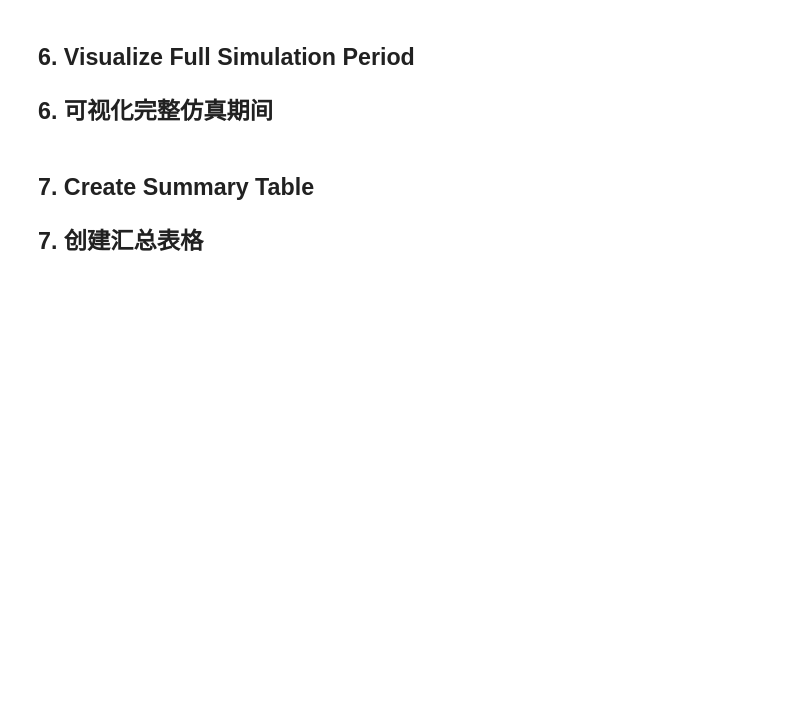
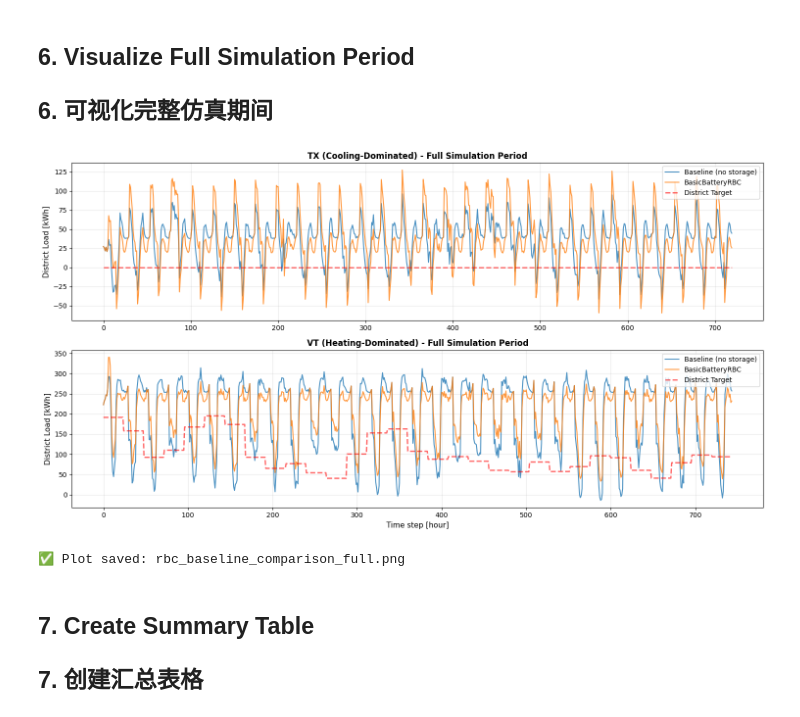
Before and after one commit to EthanZhu1022/annex96_common_exercise_1, a Jupyter notebook: notebooks/Run_RBC_Baseline_TX_VT.ipynb, the cells around one changed output. Saved outputs shown, nothing was run; the diff lists cells and outputs as text; code cells hidden in the pictures; blank space fills up the shorter version.

```diff
--- a/notebooks/Run_RBC_Baseline_TX_VT.ipynb
+++ b/notebooks/Run_RBC_Baseline_TX_VT.ipynb
@@ -288,37 +347,42 @@ fig, axes = plt.subplots(2, 1, figsize=(15, 8))
 # TX scenario - full period
 # TX 场景 - 完整期间
 time_steps_tx = np.arange(len(results_tx['rbc_load']))
+target_tx = np.asarray(results_tx['target'])[:len(time_steps_tx)]
 axes[0].plot(time_steps_tx, results_tx['baseline_load'],
              label='Baseline (no storage)', linewidth=1.5, alpha=0.8)
 axes[0].plot(time_steps_tx, results_tx['rbc_load'],
              label='BasicBatteryRBC', linewidth=1.5, alpha=0.8)
-axes[0].plot(time_steps_tx, results_tx['target'],
+axes[0].plot(time_steps_tx, target_tx,
              '--', label='District Target', linewidth=2, color='red', alpha=0.6)
 axes[0].set_ylabel('District Load [kWh]', fontsize=11)
 axes[0].set_title('TX (Cooling-Dominated) - Full Simulation Period', fontsize=12, fontweight='bold')
 axes[0].legend(fontsize=10, loc='upper right')
 axes[0].grid(True, alpha=0.3)
 
 # VT scenario - full period
 # VT 场景 - 完整期间
 time_steps_vt = np.arange(len(results_vt['rbc_load']))
+target_vt = np.asarray(results_vt['target'])[:len(time_steps_vt)]
 axes[1].plot(time_steps_vt, results_vt['baseline_load'],
              label='Baseline (no storage)', linewidth=1.5, alpha=0.8)
 axes[1].plot(time_steps_vt, results_vt['rbc_load'],
              label='BasicBatteryRBC', linewidth=1.5, alpha=0.8)
-axes[1].plot(time_steps_vt, results_vt['target'],
+axes[1].plot(time_steps_vt, target_vt,
              '--', label='District Target', linewidth=2, color='red', alpha=0.6)
 axes[1].set_xlabel('Time step [hour]', fontsize=11)
 axes[1].set_ylabel('District Load [kWh]', fontsize=11)
 axes[1].set_title('VT (Heating-Dominated) - Full Simulation Period', fontsize=12, fontweight='bold')
 axes[1].legend(fontsize=10, loc='upper right')
 axes[1].grid(True, alpha=0.3)
 
 plt.tight_layout()
 plt.savefig(REPO_DIR / 'notebooks' / 'rbc_baseline_comparison_full.png', dpi=150, bbox_inches='tight')
 plt.show()
 
 print('✅ Plot saved: rbc_baseline_comparison_full.png')
+# %% [output]
+[figure, added]
+✅ Plot saved: rbc_baseline_comparison_full.png
 # %% [markdown]
 ## 7. Create Summary Table
 ## 7. 创建汇总表格
```
Also changed, not shown: parts of 9 cells of this notebook, 3 other files.
